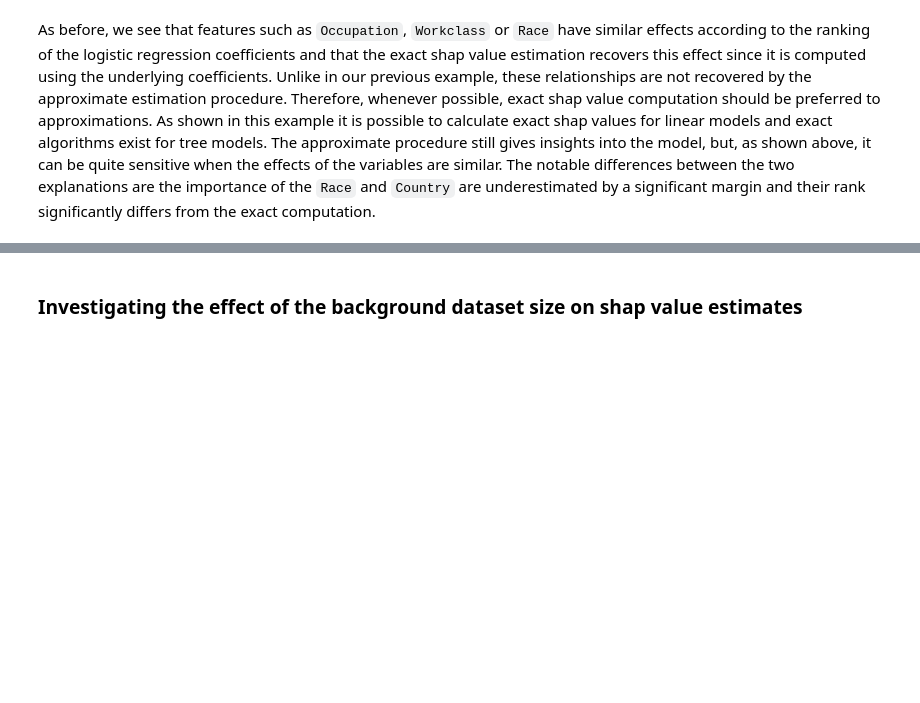
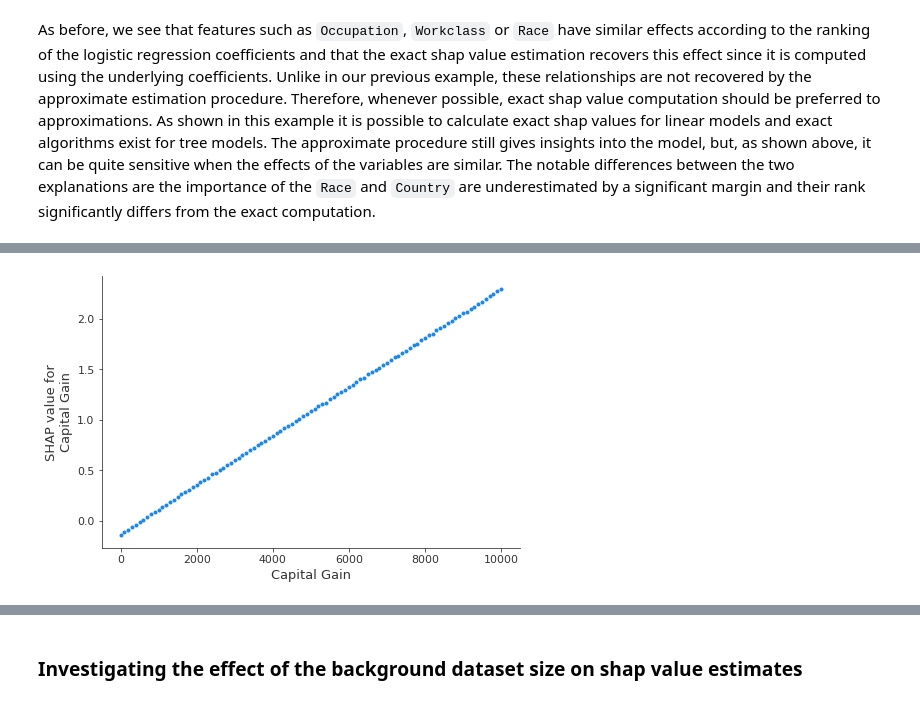
Before and after one commit to test-v2/alibi, a Jupyter notebook: examples/kernel_shap_adult_lr.ipynb, the cells around one changed output, grey strips where cells are left out. Drawn from its saved outputs; the diff is of its cells as text; code cells hidden in the pictures; blank space fills up the shorter version.

Commit message:
feat: added decision plots usage examples to kernel_shap_adult_lr.ipynb

```diff
--- a/examples/kernel_shap_adult_lr.ipynb
+++ b/examples/kernel_shap_adult_lr.ipynb
@@ -758,0 +793,5 @@ As before, we see that features such as `Occupation`, `Workclass` or `Race` have
+# %%
+idx = 0
+base_record = X_explain[idx, ]
+cap_gain = X_explain[idx,feature_names.index('Capital Gain')]
+print("The capital gain of individual {} is {}!".format(idx, cap_gain))
@@ -758,0 +802,8 @@ As before, we see that features such as `Occupation`, `Workclass` or `Race` have
+# %%
+cap_increment = 100
+cap_range = range(0, 10100, cap_increment)
+hyp_record = np.repeat(base_record[None, :], len(cap_range), axis=0)
+hyp_record[:, feature_names.index('Capital Gain')] = cap_range
+assert (hyp_record[1, :] - hyp_record[0, ]).sum() == cap_increment
+X_hyp_proc = preprocessor.transform(hyp_record)
+X_hyp_proc_d = X_hyp_proc.toarray()
@@ -758,0 +812,4 @@ As before, we see that features such as `Occupation`, `Workclass` or `Race` have
+# %%
+data = DenseData(X_train_proc_d, group_names, groups)
+hyp_explainer = shap.KernelExplainer(pred_fcn, data, link='logit')
+hyp_shap_values = hyp_explainer.shap_values(X_hyp_proc_d)
@@ -758,0 +836,11 @@ As before, we see that features such as `Occupation`, `Workclass` or `Race` have
+# %%
+hyp_record_perm = permute_columns(hyp_record, feature_names, perm_feat_names)
+# %%
+shap.dependence_plot('Capital Gain',
+                     hyp_shap_values[1],
+                     hyp_record_perm,
+                     feature_names=perm_feat_names,
+                     interaction_index=None,
+                    )
+# %% [output]
+[figure, added]
```
Also changed, not shown: parts of 30 cells of this notebook.
